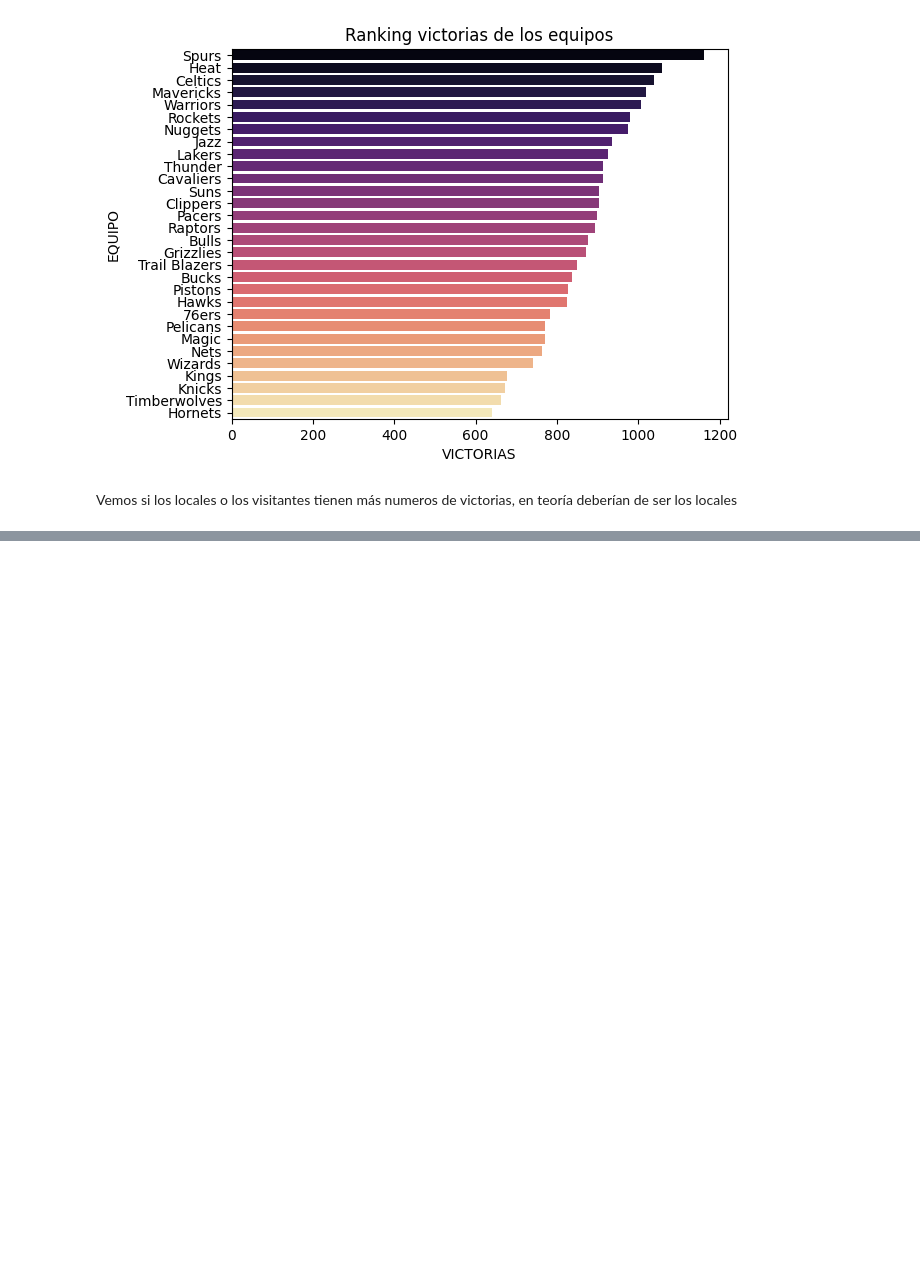
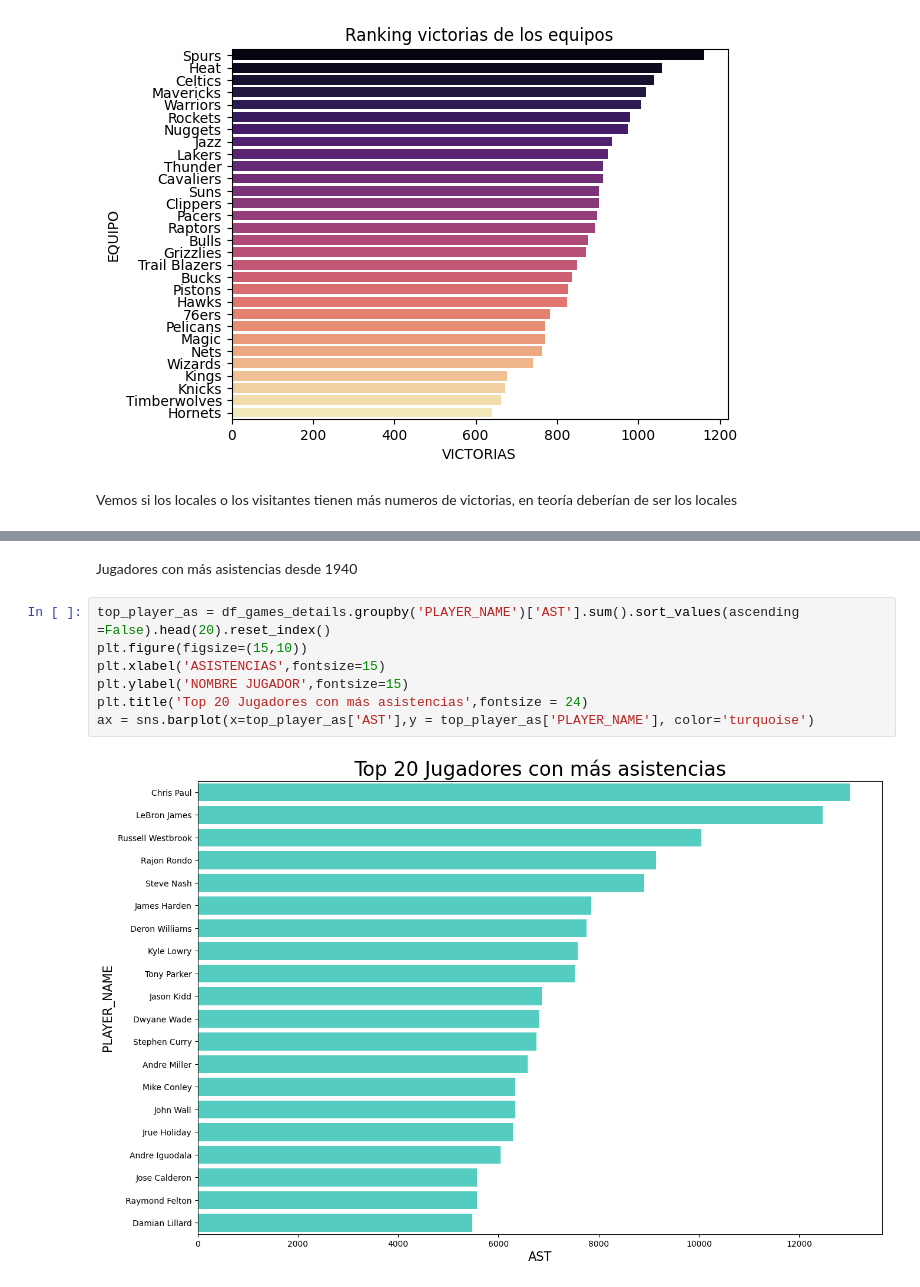
Before and after one commit to dcristobalhMad/ml-entrega2, a Jupyter notebook: entrega.ipynb, the cells around one changed output, grey strips where cells are left out. Saved outputs shown, nothing was run; the diff lists cells and outputs as text; blank space fills up the shorter version.

```diff
--- a/entrega.ipynb
+++ b/entrega.ipynb
@@ -892,0 +945,11 @@ plt.legend()
+# %% [markdown]
+Jugadores con más asistencias desde 1940
+# %%
+top_player_as = df_games_details.groupby('PLAYER_NAME')['AST'].sum().sort_values(ascending =False).head(20).reset_index()
+plt.figure(figsize=(15,10))
+plt.xlabel('ASISTENCIAS',fontsize=15)
+plt.ylabel('NOMBRE JUGADOR',fontsize=15)
+plt.title('Top 20 Jugadores con más asistencias',fontsize = 24)
+ax = sns.barplot(x=top_player_as['AST'],y = top_player_as['PLAYER_NAME'], color='turquoise')
+# %% [output]
+[figure, added]
```
Also changed, not shown: parts of 13 cells of this notebook.
